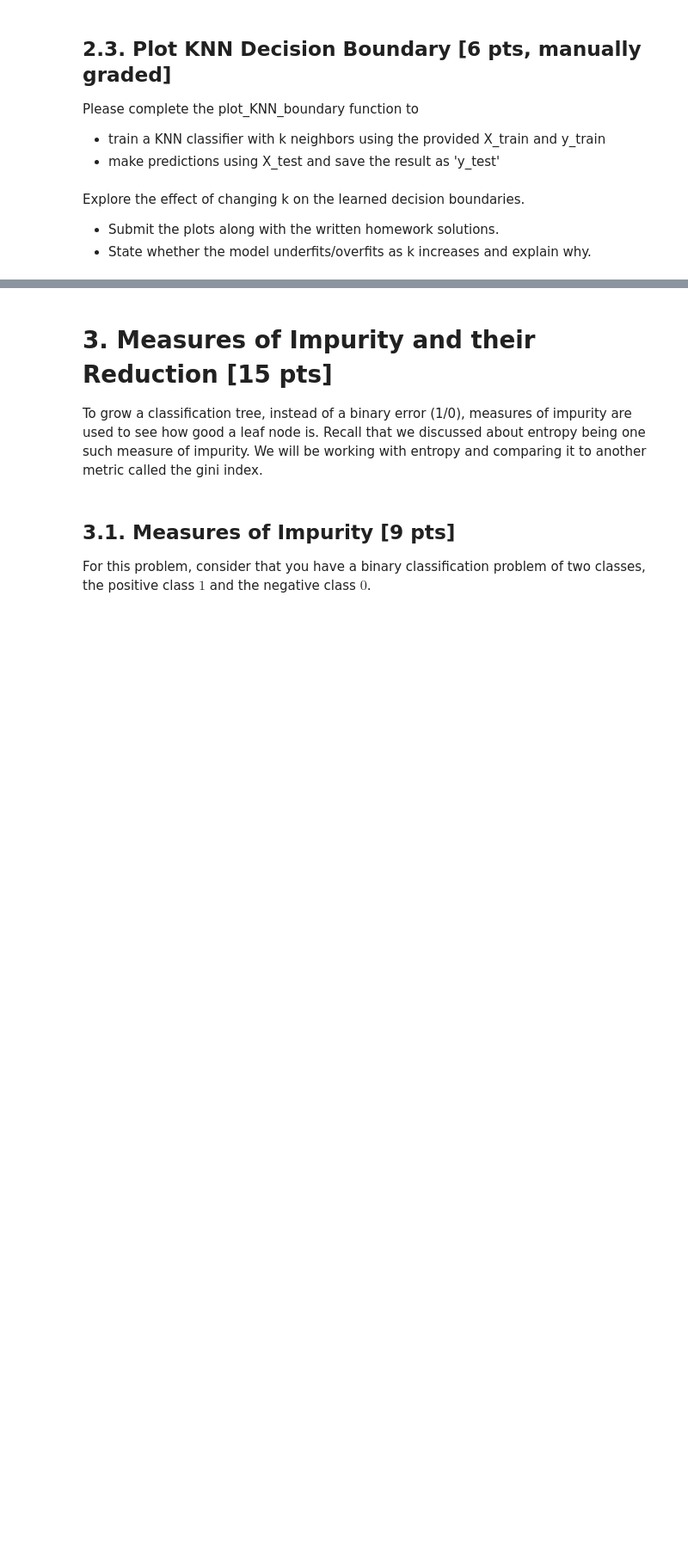
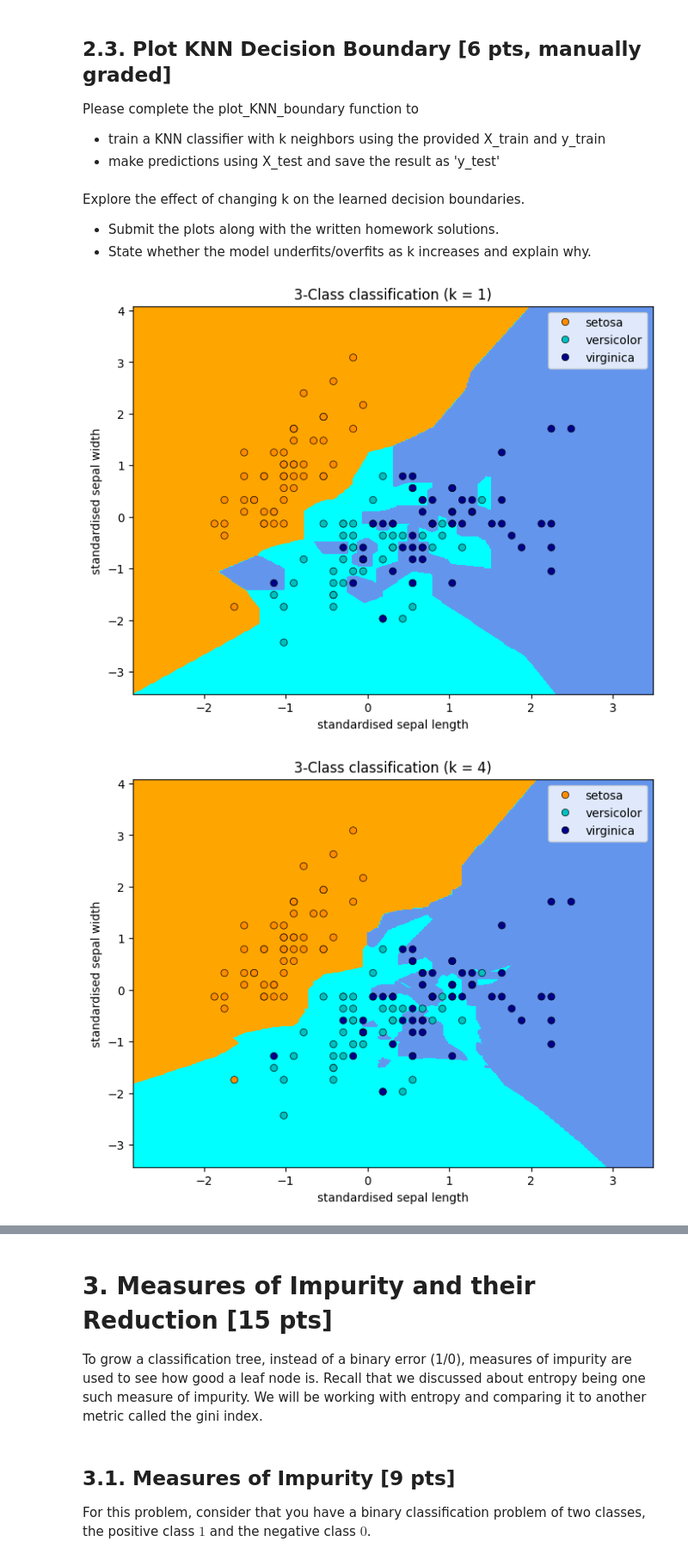
Before and after one commit to BeiKuoOoOo/CIS519, a Jupyter notebook: hw3_coding.ipynb, the cells around one changed output, grey strips where cells are left out. Shown at 86% size. Cells and saved outputs as stored; diff of their text form; code cells hidden in the pictures; blank space fills up the shorter version.

```diff
--- a/hw3_coding.ipynb
+++ b/hw3_coding.ipynb
@@ -711,7 +711,9 @@ def load_iris_dataset():
     # 1. X_train - Shape (m, 2): Only use the sepal length and width
     # 2. y_train - Shape (m, ): target labels
     #### Student code starts ####
-
+    X_train = iris.data[:,:2]
+    y_train = iris.target
+    return X_train, y_train
     #### Student code ends ####
 
 # Load the iris dataset first
@@ -750,7 +752,9 @@ def standardise_features(X_train):
   # 2. Perform columnwise standardisation i.e. subtract off mean and divide by standard deviation
   # 3. Return the standardised data
   #### Student code starts ####
-
+  mean = np.mean(X_train, axis = 0)
+  std = np.std(X_train, axis = 0)
+  return (X_train - mean) / std
   #### Student code ends ####
 
 X_train = standardise_features(X_train)
@@ -796,7 +804,9 @@ def plot_KNN_boundary(k, X_train, y_train):
     # 1. train a KNN classifier
     # 2. save the predictions on X_test in y_test
     #### Student code starts ####
-
+    knn = KNeighborsClassifier(n_neighbors=k)
+    knn.fit(X_train, y_train)
+    y_test = knn.predict(X_test)
     #### Student code ends ####
 
     # Put the result into a color plot
@@ -823,13 +833,17 @@ Explore the effect of changing k on the learned decision boundaries.
 # %%
 # Plot KNN decision boundaries with different k values
 def visualize_KNN(X_train, y_train):
 
     k_list = [1, 4, 11, 15]
 
     # TODO:
     # 1. Call plot_KNN_boundary function for each value of k in k_list
     #### Student code starts ####
-
+    for k in k_list:
+      plot_KNN_boundary(k, X_train, y_train)
     #### Student code ends ####
 
 visualize_KNN(X_train, y_train) ### Comment out this line when submitting ###
+# %% [output]
+[figure, added]
+[figure, added]
```
Also changed, not shown: parts of 21 cells of this notebook.
